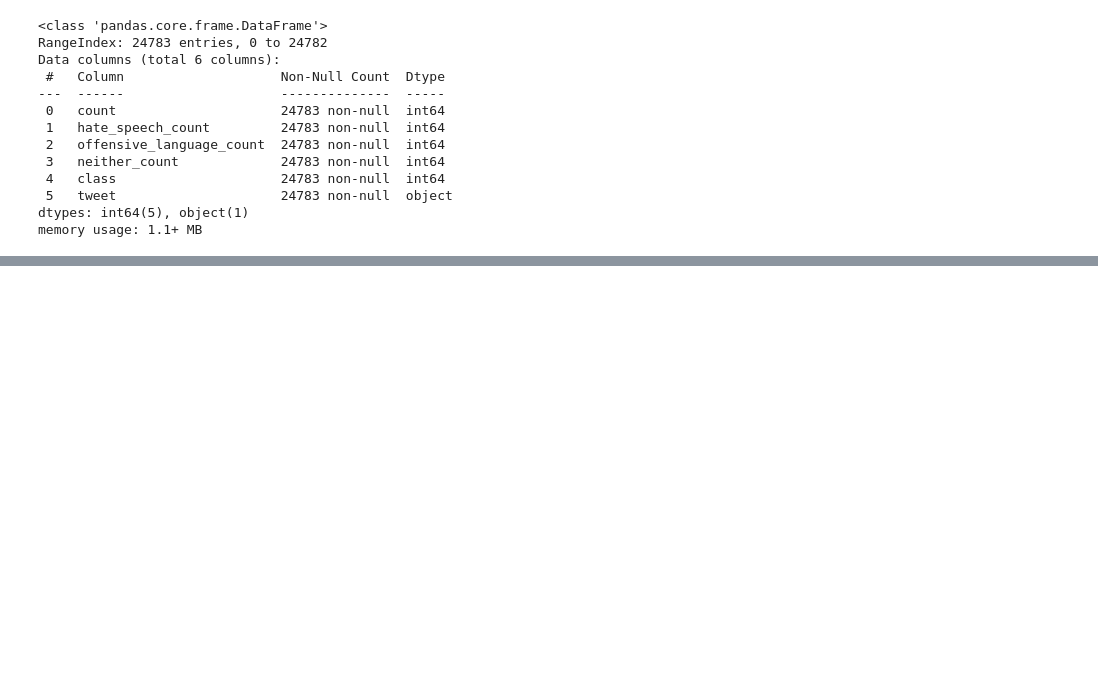
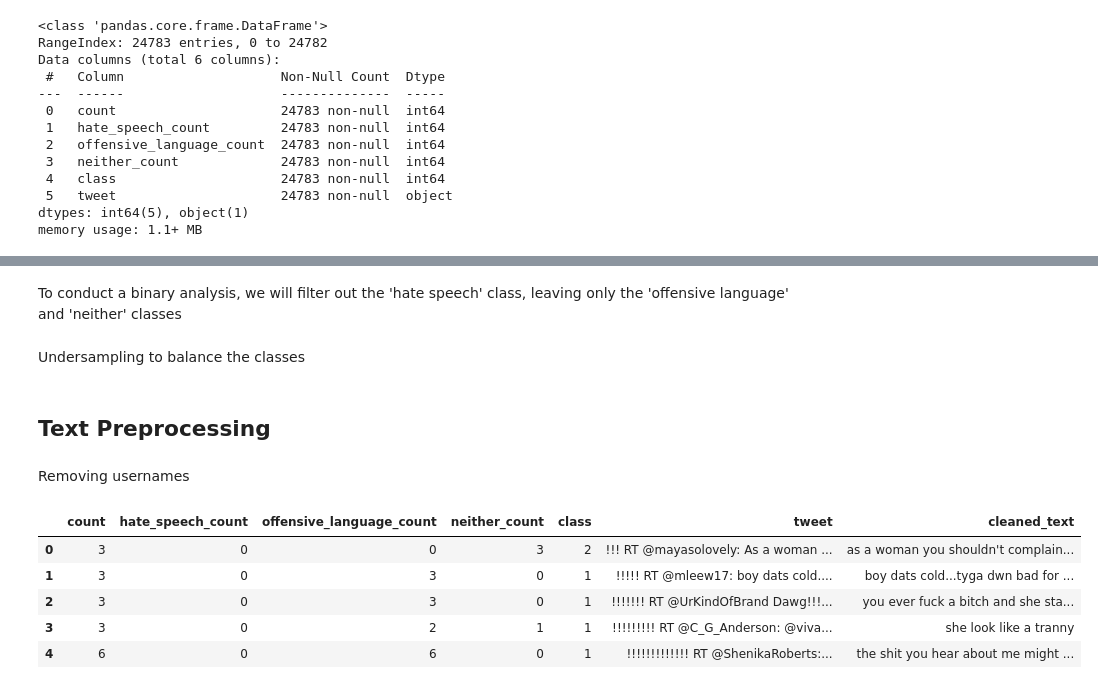
Before and after one commit to daniel-023/Offensive-Speech-Detection, a Jupyter notebook: 01_data_exploration_and_preprocessing.ipynb, the cells around one changed output, grey strips where cells are left out. Saved outputs shown, nothing was run; the diff lists cells and outputs as text; code cells hidden in the pictures; blank space fills up the shorter version.

```diff
--- a/01_data_exploration_and_preprocessing.ipynb
+++ b/01_data_exploration_and_preprocessing.ipynb
@@ -41,0 +63,6 @@ memory usage: 1.1+ MB
+# %%
+df['text_length'] = df['tweet'].apply(lambda x: len(x.split()))
+
+fig = px.histogram(df, x='text_length', labels= {'text_length': 'Text Length (Words)'}, nbins=20, title='Word Count Distribution')
+fig.update_yaxes(title='Count')
+fig.show()
@@ -41,0 +71,27 @@ memory usage: 1.1+ MB
+# %% [markdown]
+To conduct a binary analysis, we will filter out the 'hate speech' class, leaving only the 'offensive language' and 'neither' classes
+# %%
+df = df[df['']]
+# %% [markdown]
+Undersampling to balance the classes
+# %% [markdown]
+## Text Preprocessing
+# %% [markdown]
+Removing usernames
+# %%
+def remove_username(tweet):
+    # Regex: '^' asserts start of the string, '.*?' matches any character (except for line terminators) as few times as possible, ':' matches the colon character
+    tweet = re.sub(r'^.*?:', '', tweet.lower())
+    # Regex: '\s*' matches any whitespace character, '@' matches the '@' character, '\w+' matches any word character (equivalent to [a-zA-Z0-9_]) one or more times
+    tweet = re.sub(r'\s*@\w+', '', tweet)
+    return tweet.strip()
+
+df['cleaned_text'] = df['tweet'].apply(remove_username)
+df.head()
+# %% [output]
+|  | count | hate_speech_count | offensive_language_count | neither_count | class | tweet | cleaned_text |
+| 0 | 3 | 0 | 0 | 3 | 2 | !!! RT @mayasolovely: As a woman ... | as a woman you shouldn't complain... |
+| 1 | 3 | 0 | 3 | 0 | 1 | !!!!! RT @mleew17: boy dats cold.... | boy dats cold...tyga dwn bad for ... |
+| 2 | 3 | 0 | 3 | 0 | 1 | !!!!!!! RT @UrKindOfBrand Dawg!!!... | you ever fuck a bitch and she sta... |
+| 3 | 3 | 0 | 2 | 1 | 1 | !!!!!!!!! RT @C_G_Anderson: @viva... | she look like a tranny |
+| 4 | 6 | 0 | 6 | 0 | 1 | !!!!!!!!!!!!! RT @ShenikaRoberts:... | the shit you hear about me might ... |
```
Also changed, not shown: parts of 11 cells of this notebook, 3 other files.
